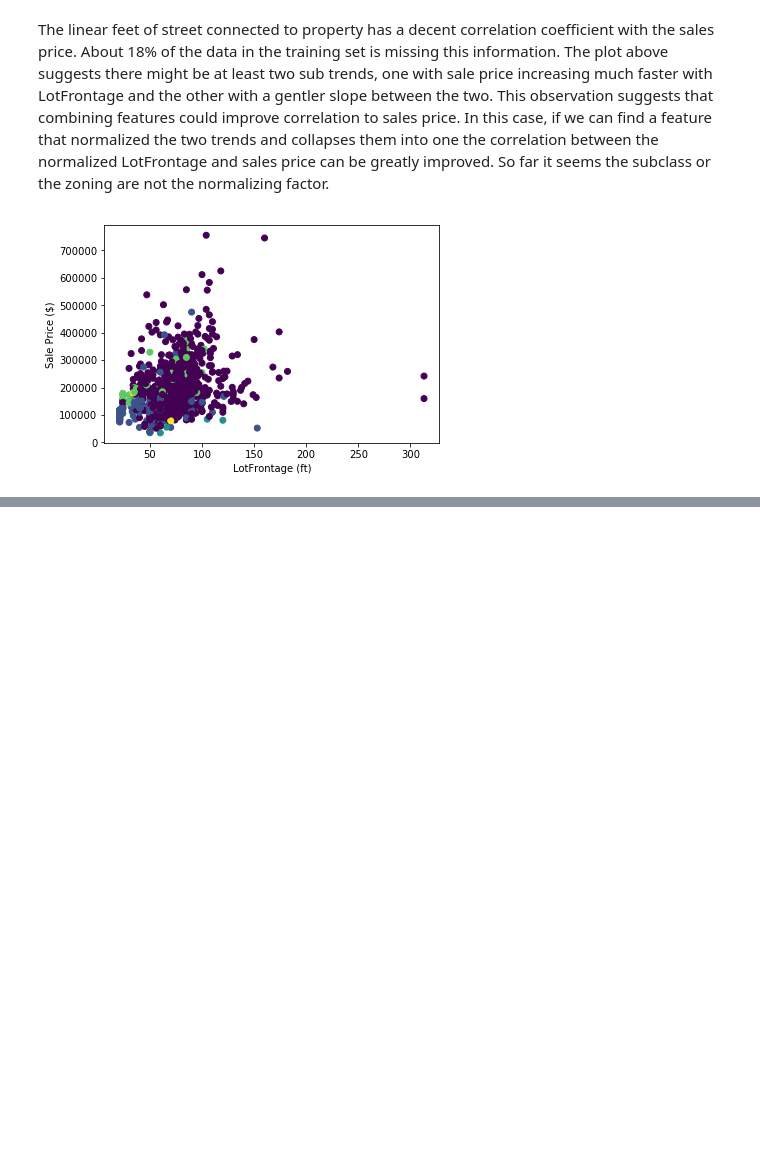
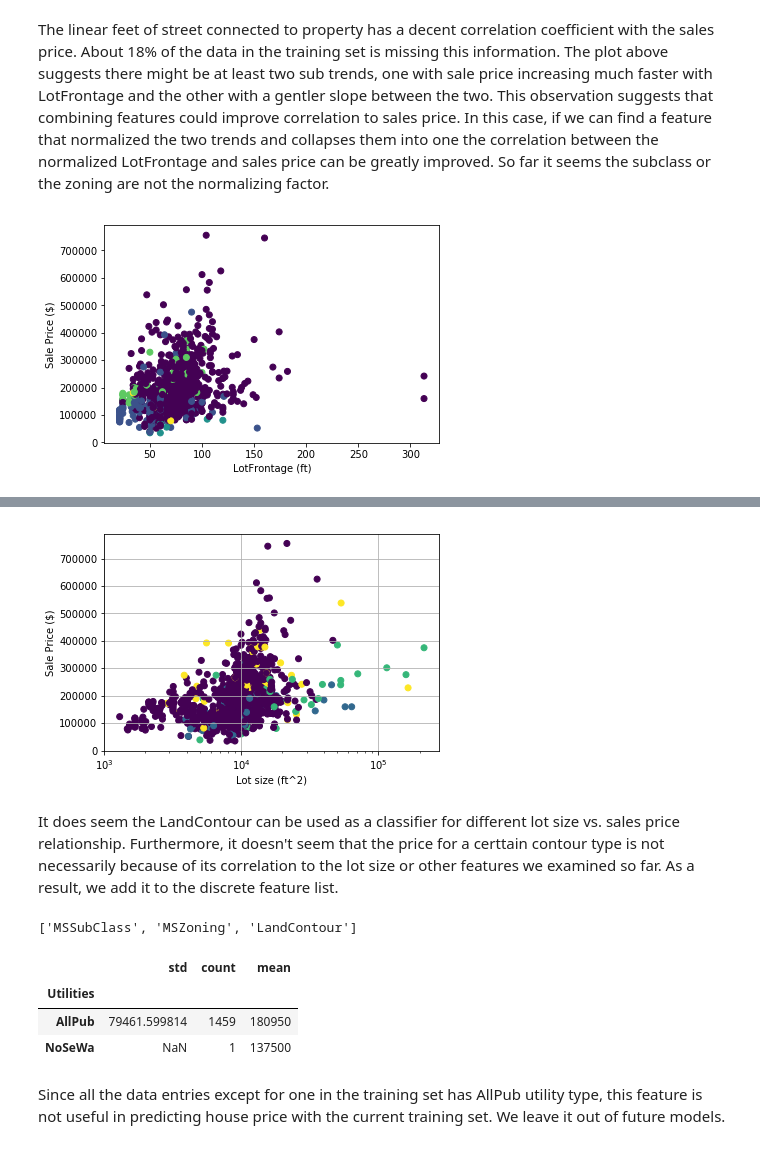
Before and after one commit to badGarnet/house_price, a Jupyter notebook: drawing board.ipynb, the cells around one changed output, grey strips where cells are left out. Drawn from its saved outputs; the diff is of its cells as text; code cells hidden in the pictures; blank space fills up the shorter version.

```diff
--- a/drawing board.ipynb
+++ b/drawing board.ipynb
@@ -137,0 +243,7 @@ With the few features I examin
+# %%
+def generatemap(col):
+    uvals = col.unique()
+    return dict(zip(uvals, range(1, uvals.size + 1)))
+# %%
+landcontmap = generatemap(trainset.LandContour)
+trainset.groupby('LandContour').SalePrice.agg(aggvals)
@@ -137,0 +268,26 @@ With the few features I examin
+# %%
+fig = plt.figure
+ax = plt.gca()
+ax.scatter(trainset.LotArea, trainset.SalePrice, c = trainset.LandContour.map(landcontmap))
+ax.set_xscale('log')
+plt.xlabel('Lot size (ft^2)')
+plt.ylabel('Sale Price ($)')
+plt.grid()
+plt.show()
+# %% [output]
+[figure, added]
+# %% [markdown]
+It does seem the LandContour can be used as a classifier for different lot size vs. sales price relationship. Furthermore, it doesn't seem that the price for a certtain contour type is not necessarily because of its correlation to the lot size or other features we examined so far. As a result, we add it to the discrete feature list.
+# %%
+feats_disc.append('LandContour')
+# %% [output]
+['MSSubClass', 'MSZoning', 'LandContour']
+# %%
+trainset.groupby('Utilities').SalePrice.agg(aggvals)
+# %% [output]
+|  | std | count | mean |
+| Utilities |  |  |  |
+| AllPub | 79461.599814 | 1459 | 180950 |
+| NoSeWa | NaN | 1 | 137500 |
+# %% [markdown]
+Since all the data entries except for one in the training set has AllPub utility type, this feature is not useful in predicting house price with the current training set. We leave it out of future models.
```
Also changed, not shown: parts of 45 cells of this notebook.
